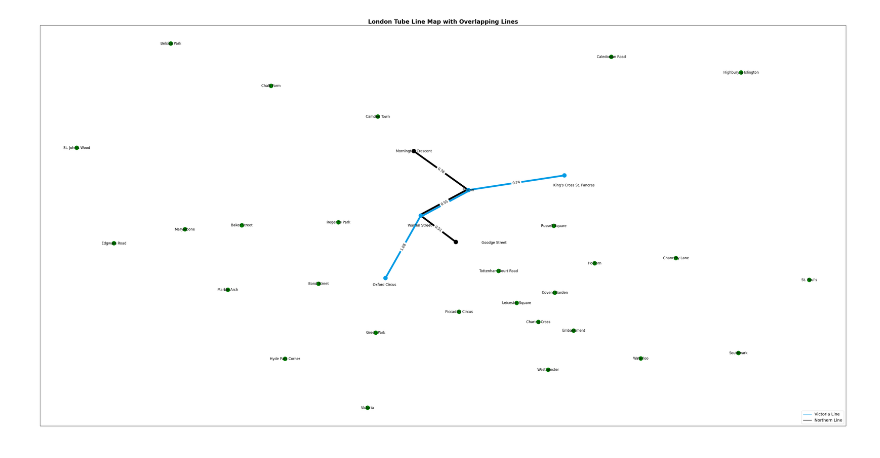
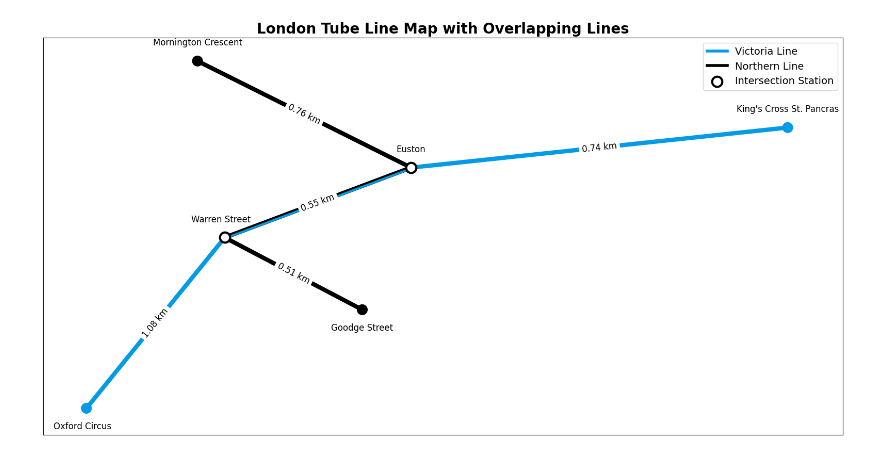
Before and after one commit to vutranquangminh/datavisualization, a Jupyter notebook: test.ipynb, the cells around one changed output. Cells and saved outputs as stored; diff of their text form; code cells hidden in the pictures.

```diff
--- a/test.ipynb
+++ b/test.ipynb
@@ -35,10 +35,6 @@ northern_line_edges = [
 edges = []
 edge_labels = {}
 color_mapping = {
-    'central': '#DC241F',
-    'piccadilly': '#0019A8',
-    'bakerloo': '#B26300',
-    'jubilee': '#838D93',
     'victoria': '#039BE5',
     'northern': '#000000'
 }
@@ -51,7 +47,7 @@ for edge_list, line_color in [(victoria_line_edges, color_mapping['victoria']),
         distance = haversine(station1['Latitude'], station1['Longitude'],
                              station2['Latitude'], station2['Longitude'])
         edges.append((edge[0], edge[1], round(distance, 2), line_color))
-        edge_labels[(edge[0], edge[1])] = f"{round(distance, 2)}"
+        edge_labels[(edge[0], edge[1])] = f"{round(distance, 2)} km"
 
 G = nx.Graph()
 for _, row in stations_data.iterrows():
@@ -71,25 +67,32 @@ for station in G.nodes():
     if line_count >= 2:
         intersection_stations.add(station)
 
+# ------------------- Filter and Assign Colors -------------------
 node_colors = {}
 for node in G.nodes():
     if node in stations_by_line['victoria']:
         node_colors[node] = color_mapping['victoria']
     elif node in stations_by_line['northern']:
         node_colors[node] = color_mapping['northern']
-    else:
-        node_colors[node] = 'green'
+    elif node in intersection_stations:
+        node_colors[node] = 'white'  # Highlight intersection nodes
+
+# Filter the graph to include only relevant nodes
+relevant_nodes = set(node_colors.keys())
+G_filtered = G.subgraph(relevant_nodes)
 
 # Define adjusted label positions for nodes
 label_pos_adjustments = {
     "Oxford Circus": (-0.0001, -0.001),
-    "Warren Street": (-0.0001, -0.0015),
-    "King's Cross St. Pancras": (0.001, -0.0015),
-    "Goodge Street": (0.004, -0.0001),
+    "Warren Street": (-0.0001, 0.001),
+    "King's Cross St. Pancras": (0, 0.001),
+    "Goodge Street": (0, -0.001),
+    "Mornington Crescent": (0, 0.001),
+    "Euston": (0, 0.001),
 }
 
 adjusted_positions = {}
-for node, pos in nx.get_node_attributes(G, 'pos').items():
+for node, pos in nx.get_node_attributes(G_filtered, 'pos').items():
     adjustment = label_pos_adjustments.get(node, (0, 0))  # Default to no adjustment
     adjusted_positions[node] = (pos[0] + adjustment[0], pos[1] + adjustment[1])
 
@@ -100,21 +103,21 @@ def adjust_positions(pos, offset):
 
 overlapping_edges = {("Warren Street", "Euston"): ("northern", "victoria")}
 offsets = {
-    "northern": (-0.00009, 0.00009),  # Minimal positional shift
-    "victoria": (0.00009, -0.00009)
+    "northern": (-0.00003, 0.00003),  # Minimal positional shift
+    "victoria": (0.00003, -0.00003)
 }
 
 # ------------------- Graph Visualization -------------------
-plt.figure(figsize=(50, 25))
-positions = nx.get_node_attributes(G, 'pos')
+plt.figure(figsize=(20, 10))
+positions = nx.get_node_attributes(G_filtered, 'pos')
 
 # Draw non-overlapping edges
-for u, v in [e for e in G.edges if e not in overlapping_edges]:
+for u, v in [e for e in G_filtered.edges if e not in overlapping_edges]:
     nx.draw_networkx_edges(
-        G,
+        G_filtered,
         pos=positions,
         edgelist=[(u, v)],
-        edge_color=G[u][v]['color'],
+        edge_color=G_filtered[u][v]['color'],
         width=6
     )
 
@@ -122,43 +125,50 @@ for u, v in [e for e in G.edges if e not in overlapping_edges]:
 for (u, v), (line1, line2) in overlapping_edges.items():
     for line, offset in [(line1, offsets[line1]), (line2, offsets[line2])]:
         nx.draw_networkx_edges(
-            G,
+            G_filtered,
             pos=adjust_positions(positions, offset),
             edgelist=[(u, v)],
             edge_color=color_mapping[line],
-            width=6  # Adjusted width for clarity
+            width=3
         )
 
 # Draw nodes
 nx.draw_networkx_nodes(
-    G,
+    G_filtered,
     pos=positions,
-    node_color=[node_colors[node] for node in G.nodes()],
+    node_color=[node_colors[node] for node in G_filtered.nodes()],
     node_size=200
 )
 
+# Draw intersection nodes
+for node in intersection_stations:
+    if node in G_filtered.nodes:
+        x, y = positions[node]
+        plt.scatter(x, y, s=200, color='white', edgecolor='black', linewidth=3, zorder=3)
+
 # Draw labels
 nx.draw_networkx_labels(
-    G,
+    G_filtered,
     pos=adjusted_positions,
     font_size=12,
     font_weight='normal'
 )
 
 # Draw edge labels
 nx.draw_networkx_edge_labels(
-    G,
+    G_filtered,
     pos=positions,
     edge_labels=edge_labels,
     font_size=12
 )
 
 # Add legend
-plt.plot([], [], color=color_mapping['victoria'], linewidth=2, label='Victoria Line')
-plt.plot([], [], color=color_mapping['northern'], linewidth=2, label='Northern Line')
-plt.legend(loc='lower right', fontsize=14)
+plt.plot([], [], color=color_mapping['victoria'], linewidth=4, label='Victoria Line')
+plt.plot([], [], color=color_mapping['northern'], linewidth=4, label='Northern Line')
+plt.scatter([], [], color='white', edgecolor='black', s=200, linewidth=3, label='Intersection Station')
+plt.legend(loc='upper right', fontsize=14)
 
 plt.title("London Tube Line Map with Overlapping Lines", fontsize=20, fontweight='bold')
 plt.show()
 # %% [output]
-[figure, old version]
+[figure, new version]
```
Also changed, not shown: 5 other files.
